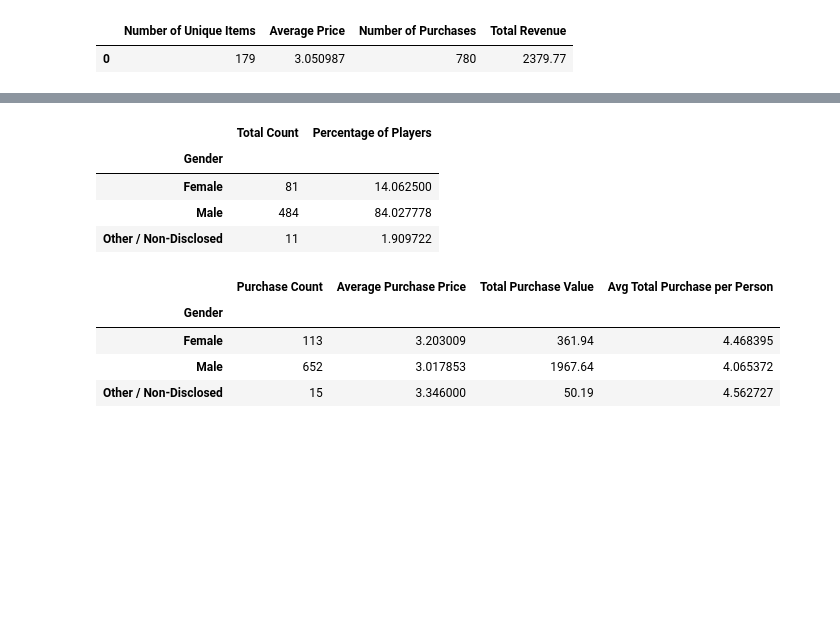
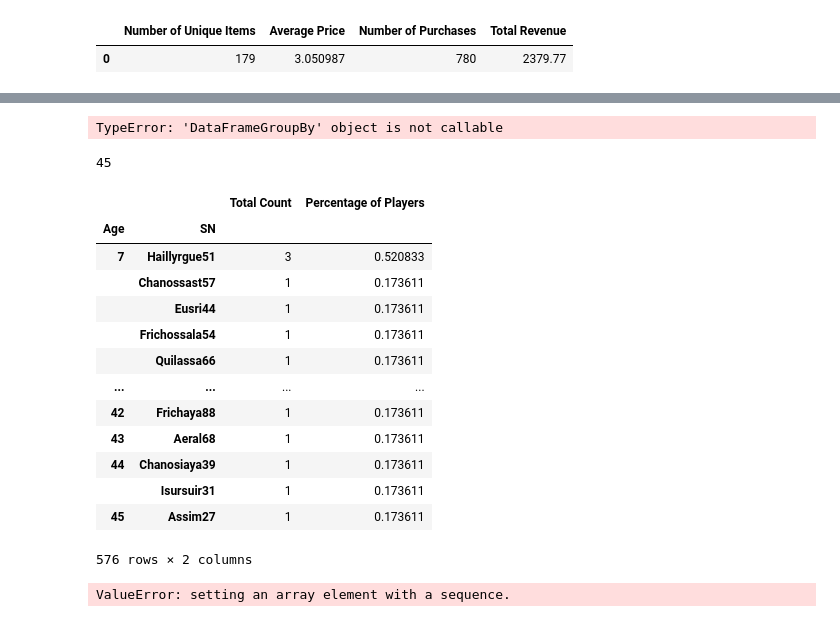
Before and after one commit to Lindsey-G/UCI-Homework-Giron, a Jupyter notebook: Homework_01/04-pandas-challenge/heroes-of-pymoli/Untitled.ipynb, the cells around one changed output, grey strips where cells are left out. Cells and saved outputs as stored; diff of their text form; code cells hidden in the pictures; blank space fills up the shorter version.

```diff
--- a/Homework_01/04-pandas-challenge/heroes-of-pymoli/Untitled.ipynb
+++ b/Homework_01/04-pandas-challenge/heroes-of-pymoli/Untitled.ipynb
@@ -44,0 +40,5 @@ total_players
+# %%
+# Create a new dataframe that is grouped by SN to remove any duplicate data for number of players
+sn_grouped_df = heroes_df.groupby(["SN"])
+print(sn_grouped_df)
+sn_grouped_df.count()
@@ -44,0 +61,4 @@ total_players
+# %%
+# Get total player amount with len() on SN
+total_players = len(sn_grouped_df["SN"])
+total_players
@@ -83,0 +225,8 @@ purchasing_analysis_df
+# %%
+item_total_purchase_value = grouped_items_df item_price * item_purchase_count
+# %% [output]
+TypeError: 'DataFrameGroupBy' object is not callable
+# %%
+heroes_df["Age"].max()
+# %% [output]
+45
@@ -84,13 +237,25 @@ purchasing_analysis_df
 # %%
-group_by_gender = heroes_df.groupby("Gender")
-gender_count = group_by_gender["SN"].nunique()
-percentage = (gender_count / total_players) * 100
+heroes_age_group = heroes_df.groupby("Age")
 
-gender_table_df = pd.DataFrame({"Total Count": gender_count, "Percentage of Players": percentage})
-gender_table_df
+age_count = heroes_age_group["SN"].value_counts()
+
+
+percentage_of_players_age = (age_count / total_players) * 100
+
+age_demographics_df = pd.DataFrame({"Total Count": age_count, "Percentage of Players": percentage_of_players_age})
+age_demographics_df
 # %% [output]
-|  | Total Count | Percentage of Players |
-| Gender |  |  |
-| Female | 81 | 14.062500 |
-| Male | 484 | 84.027778 |
-| Other / Non-Disclosed | 11 | 1.909722 |
+|  |  | Total Count | Percentage of Players |
+| Age | SN |  |  |
+| 7 | Haillyrgue51 | 3 | 0.520833 |
+|  | Chanossast57 | 1 | 0.173611 |
+|  | Eusri44 | 1 | 0.173611 |
+|  | Frichossala54 | 1 | 0.173611 |
+|  | Quilassa66 | 1 | 0.173611 |
+| ... | ... | ... | ... |
+| 42 | Frichaya88 | 1 | 0.173611 |
+| 43 | Aeral68 | 1 | 0.173611 |
+| 44 | Chanosiaya39 | 1 | 0.173611 |
+|  | Isursuir31 | 1 | 0.173611 |
+| 45 | Assim27 | 1 | 0.173611 |
+576 rows × 2 columns
@@ -104,11 +261,0 @@ average_per_person = (total_value_per_gender / gender_count)
-# %%
-gender_demographics_df = pd.DataFrame({"Purchase Count": purchase_count, "Average Purchase Price": average_purchase_price,
-                                      "Total Purchase Value": total_value_per_gender,
-                                       "Avg Total Purchase per Person": average_per_person})
-gender_demographics_df
-# %% [output]
-|  | Purchase Count | Average Purchase Price | Total Purchase Value | Avg Total Purchase per Person |
-| Gender |  |  |  |  |
-| Female | 113 | 3.203009 | 361.94 | 4.468395 |
-| Male | 652 | 3.017853 | 1967.64 | 4.065372 |
-| Other / Non-Disclosed | 15 | 3.346000 | 50.19 | 4.562727 |
@@ -125,0 +262,6 @@ age_avg_per_person = (age_total_value / age_count)
+# %%
+heroes_age_group["Age Range"] = pd.cut(heroes_age_group["Age"], age_bin, labels=bin_name, include_lowest=True )
+
+heroes_age_group
+# %% [output]
+ValueError: setting an array element with a sequence.
```
Also changed, not shown: parts of 32 cells of this notebook.
